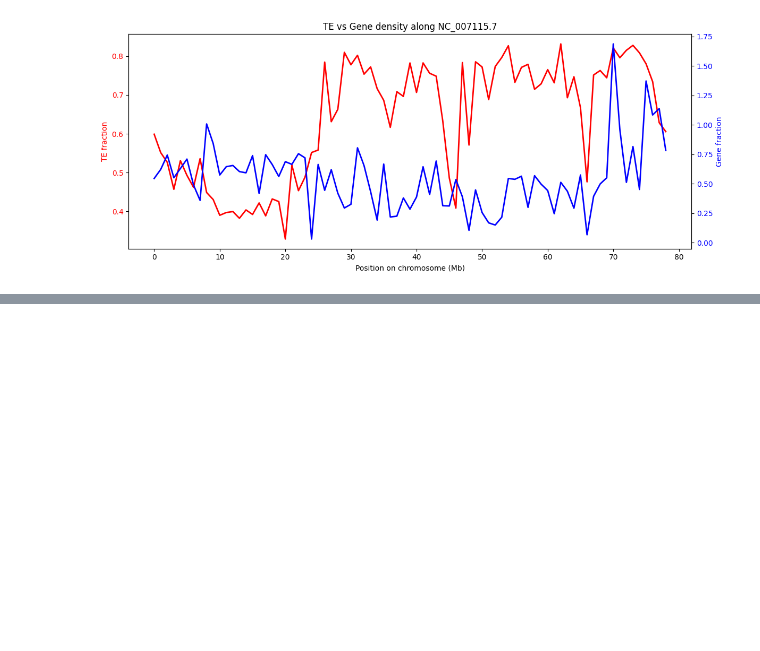
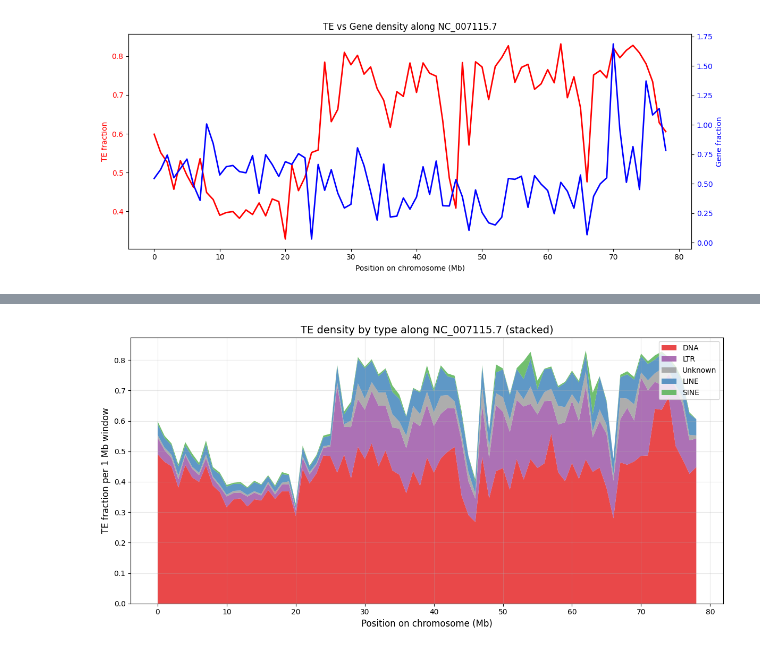
Before and after one commit to shalenyjlemko/DRario_compg, a Jupyter notebook: data/Drerio_FishTEDB/TEvsGenes_sliding.ipynb, the cells around one changed output, grey strips where cells are left out. Saved outputs shown, nothing was run; the diff lists cells and outputs as text; code cells hidden in the pictures; blank space fills up the shorter version.

Commit message:
more TE figures for TE figures god

```diff
--- a/data/Drerio_FishTEDB/TEvsGenes_sliding.ipynb
+++ b/data/Drerio_FishTEDB/TEvsGenes_sliding.ipynb
@@ -336,0 +456,36 @@ plt.show()
+# %%
+# Plot TE density by type along the chromosome (stacked area chart)
+import matplotlib.pyplot as plt
+
+fig, ax = plt.subplots(figsize=(12, 6))
+
+# Color palette for TE types (matching your earlier analysis)
+type_palette = {
+    "DNA": "#e41a1c",
+    "LTR": "#984ea3",
+    "LINE": "#377eb8",
+    "SINE": "#4daf4a",
+    "DIRS": "#a65628",
+    "Unknown": "#999999"
+}
+
+# Prepare data for stacking - need columns in consistent order
+position = te_types_df["position_mb"]
+colors = [type_palette.get(te_type, "#000000") for te_type in te_types]
+labels = te_types
+
+# Create stacked data matrix
+data_matrix = np.array([te_types_df[f"{te_type}_fraction"].values for te_type in te_types])
+
+# Create stacked area plot
+ax.stackplot(position, data_matrix, labels=labels, colors=colors, alpha=0.8)
+
+ax.set_xlabel("Position on chromosome (Mb)", fontsize=12)
+ax.set_ylabel("TE fraction per 1 Mb window", fontsize=12)
+ax.set_title(f"TE density by type along {chr_id} (stacked)", fontsize=14)
+ax.legend(loc='upper right')
+ax.grid(True, alpha=0.3)
+plt.tight_layout()
+plt.show()
+# %% [output]
+[figure, added]
```
Also changed, not shown: parts of 4 cells of this notebook, 6 other files.
